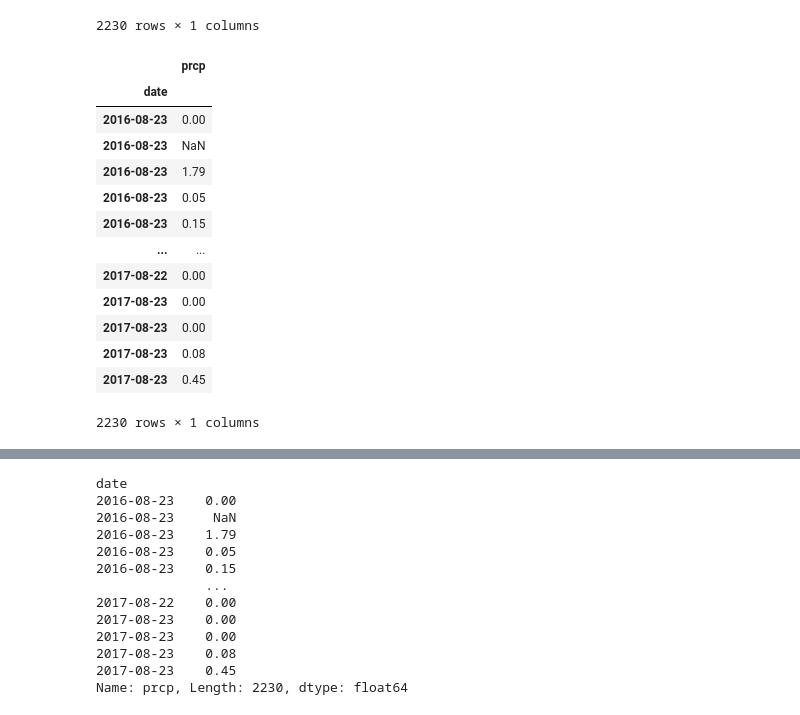
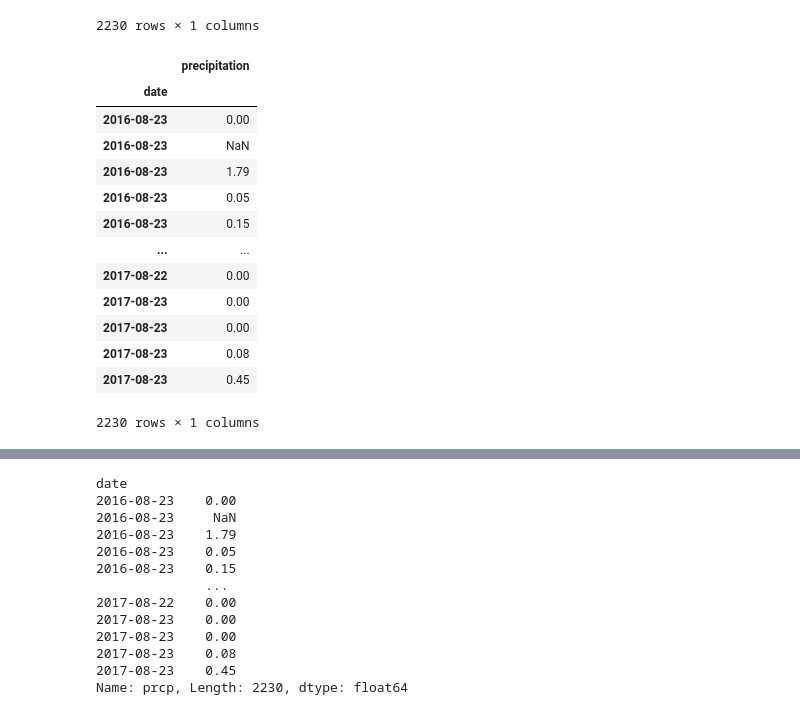
Before and after one commit to NathanJPotter/sqlalchemy-challenge, a Jupyter notebook: climate_analysis_exploration.ipynb, the cells around one changed output, grey strips where cells are left out. Saved outputs shown, nothing was run; the diff lists cells and outputs as text; code cells hidden in the pictures.

```diff
--- a/climate_analysis_exploration.ipynb
+++ b/climate_analysis_exploration.ipynb
@@ -247,10 +247,11 @@ precip_date_index_df
 2230 rows × 1 columns
 # %%
 # Sort the dataframe by date
-precip_by_date_df = precip_date_index_df.sort_index()
+precip_by_date_df = precip_date_index_df.sort_index(ascending=True)
+precip_by_date_df = precip_by_date_df.rename(columns={'prcp' : 'precipitation'})
 precip_by_date_df
 # %% [output]
-|  | prcp |
+|  | precipitation |
 | date |  |
 | 2016-08-23 | 0.00 |
 | 2016-08-23 | NaN |
```
Also changed, not shown: parts of 3 cells of this notebook.
